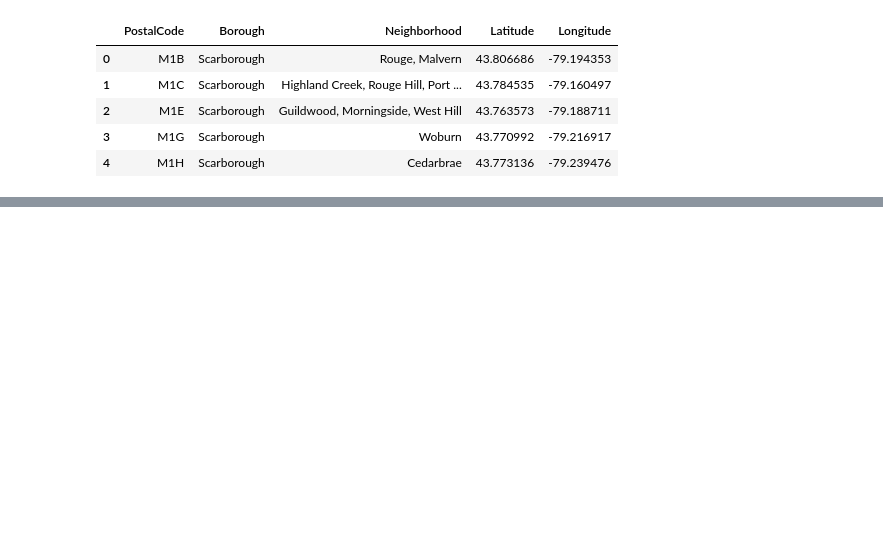
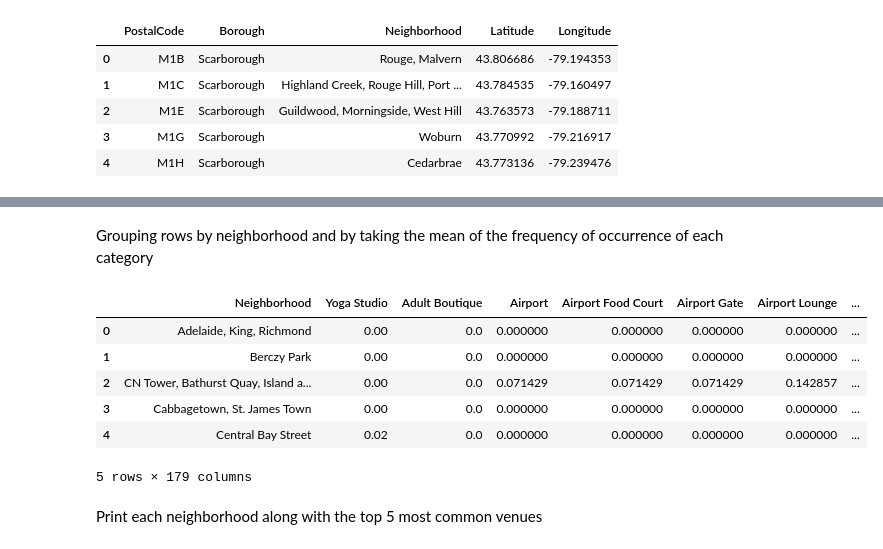
Before and after one commit to archanadeshpande/DS_Capstone, a Jupyter notebook: Capstone_Project.ipynb, the cells around one changed output, grey strips where cells are left out. Drawn from its saved outputs; the diff is of its cells as text; code cells hidden in the pictures; blank space fills up the shorter version.

```diff
--- a/Capstone_Project.ipynb
+++ b/Capstone_Project.ipynb
@@ -98,0 +323,12 @@ neighborhoods.head()
+# %%
+# one hot encoding
+toronto_onehot = pd.get_dummies(toronto_dt_venues[['Venue Category']], prefix="", prefix_sep="")
+
+# add neighborhood column back to dataframe
+toronto_onehot['Neighborhood'] = toronto_dt_venues['Neighborhood']
+
+# move neighborhood column to the first column
+fixed_columns = [toronto_onehot.columns[-1]] + list(toronto_onehot.columns[:-1])
+toronto_onehot = toronto_onehot[fixed_columns]
+
+toronto_onehot.head()
@@ -98,0 +343,15 @@ neighborhoods.head()
+# %% [markdown]
+Grouping rows by neighborhood and by taking the mean of the frequency of occurrence of each category
+# %%
+toronto_grouped = toronto_onehot.groupby('Neighborhood').mean().reset_index()
+toronto_grouped.head()
+# %% [output]
+|  | Neighborhood | Yoga Studio | Adult Boutique | Airport | Airport Food Court | Airport Gate | Airport Lounge | ... |
+| 0 | Adelaide, King, Richmond | 0.00 | 0.0 | 0.000000 | 0.000000 | 0.000000 | 0.000000 | ... |
+| 1 | Berczy Park | 0.00 | 0.0 | 0.000000 | 0.000000 | 0.000000 | 0.000000 | ... |
+| 2 | CN Tower, Bathurst Quay, Island a... | 0.00 | 0.0 | 0.071429 | 0.071429 | 0.071429 | 0.142857 | ... |
+| 3 | Cabbagetown, St. James Town | 0.00 | 0.0 | 0.000000 | 0.000000 | 0.000000 | 0.000000 | ... |
+| 4 | Central Bay Street | 0.02 | 0.0 | 0.000000 | 0.000000 | 0.000000 | 0.000000 | ... |
+5 rows × 179 columns
+# %% [markdown]
+Print each neighborhood along with the top 5 most common venues
```
Also changed, not shown: parts of 34 cells of this notebook.
